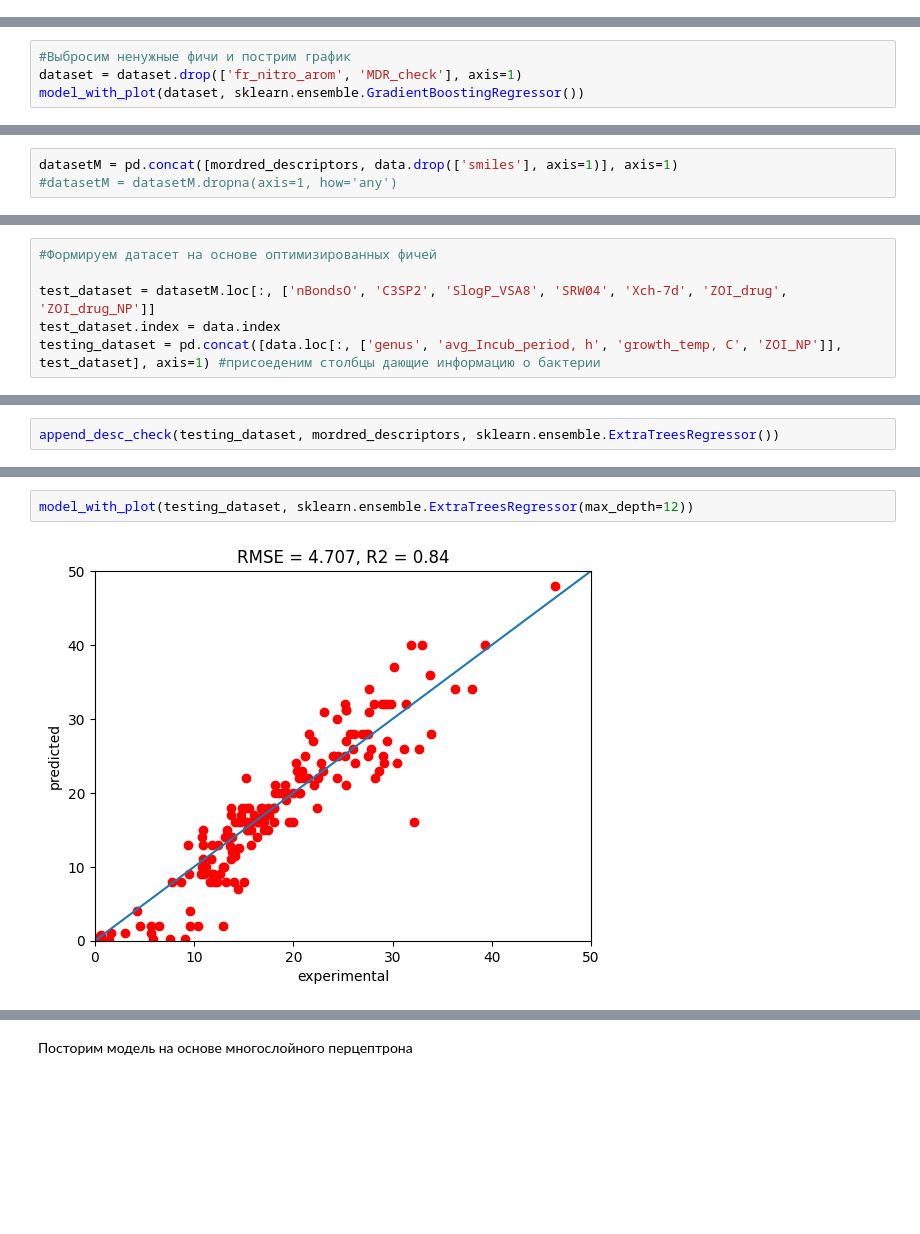
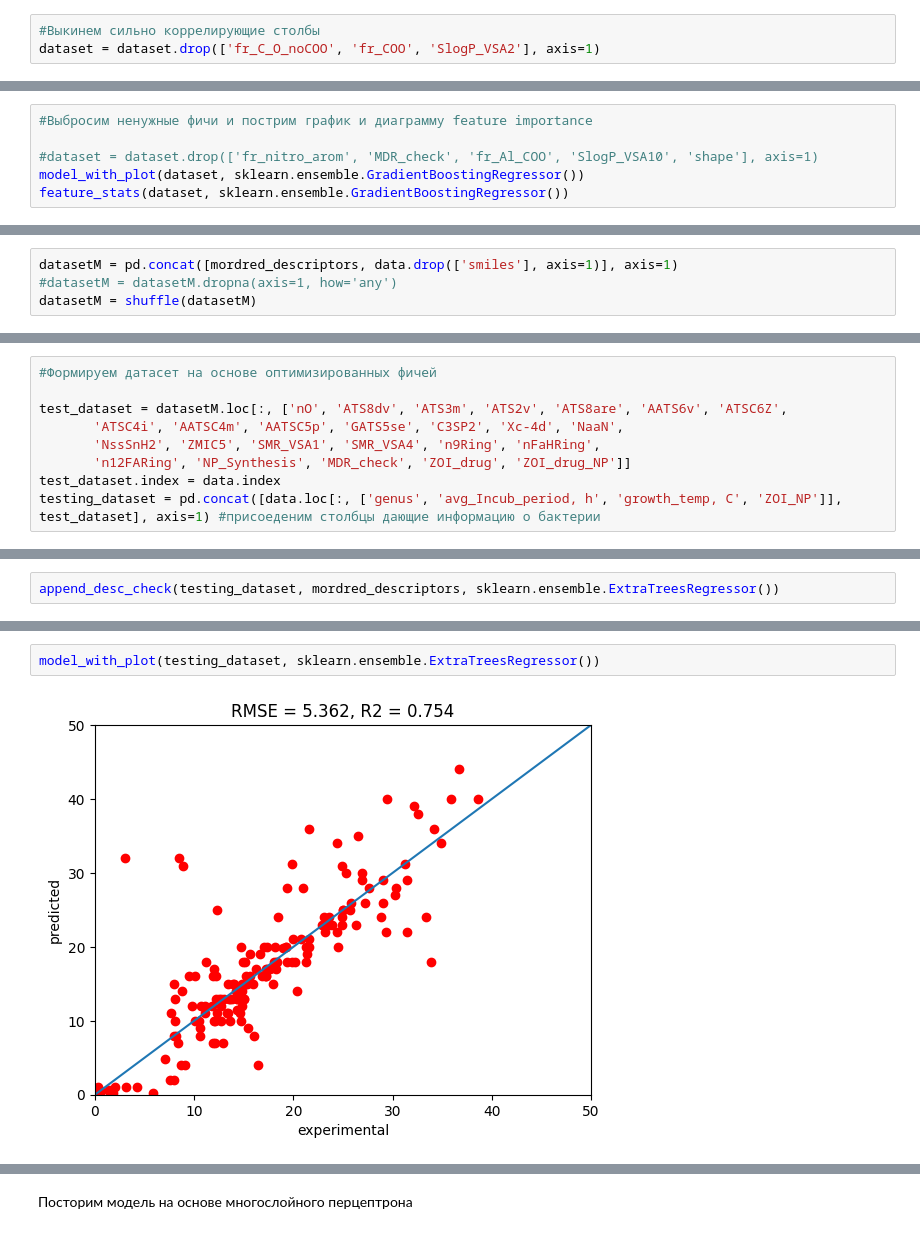
Before and after one commit to MariaAltisheva/hackathon, a Jupyter notebook: DC_team_5.ipynb, the cells around one changed output, grey strips where cells are left out. Drawn from its saved outputs; the diff is of its cells as text; blank space fills up the shorter version.

```diff
--- a/DC_team_5.ipynb
+++ b/DC_team_5.ipynb
@@ -466 +530,4 @@ dataset = pd.concat([descriptors.loc[:, best_descriptors], data.drop(['smiles'],
+# %%
+#Выкинем сильно коррелирующие столбы
+dataset = dataset.drop(['fr_C_O_noCOO', 'fr_COO', 'SlogP_VSA2'], axis=1)
 # %%
@@ -525,5 +573,7 @@ append_desc_check(dataset, descriptors, sklearn.ensemble.GradientBoostingRegress
 # %%
-#Выбросим ненужные фичи и пострим график
-dataset = dataset.drop(['fr_nitro_arom', 'MDR_check'], axis=1)
+#Выбросим ненужные фичи и пострим график и диаграмму feature importance
+
+#dataset = dataset.drop(['fr_nitro_arom', 'MDR_check', 'fr_Al_COO', 'SlogP_VSA10', 'shape'], axis=1)
 model_with_plot(dataset, sklearn.ensemble.GradientBoostingRegressor())
+feature_stats(dataset, sklearn.ensemble.GradientBoostingRegressor())
 # %% [output]
@@ -642,6 +696,7 @@ for i in population:
 # %%
 datasetM = pd.concat([mordred_descriptors, data.drop(['smiles'], axis=1)], axis=1)
 #datasetM = datasetM.dropna(axis=1, how='any')
+datasetM = shuffle(datasetM)
 # %%
 X = datasetM.iloc[:, :-1]
 y = datasetM.iloc[:, -1]
@@ -679,7 +736,10 @@ Features: Index(['nBondsO', 'C3SP2', 'SMR_VSA2', 'SlogP_VSA8', 'SRW04'], dtype='
 # %%
 #Формируем датасет на основе оптимизированных фичей
 
-test_dataset = datasetM.loc[:, ['nBondsO', 'C3SP2', 'SlogP_VSA8', 'SRW04', 'Xch-7d', 'ZOI_drug', 'ZOI_drug_NP']]
+test_dataset = datasetM.loc[:, ['nO', 'ATS8dv', 'ATS3m', 'ATS2v', 'ATS8are', 'AATS6v', 'ATSC6Z',
+       'ATSC4i', 'AATSC4m', 'AATSC5p', 'GATS5se', 'C3SP2', 'Xc-4d', 'NaaN',
+       'NssSnH2', 'ZMIC5', 'SMR_VSA1', 'SMR_VSA4', 'n9Ring', 'nFaHRing',
+       'n12FARing', 'NP_Synthesis', 'MDR_check', 'ZOI_drug', 'ZOI_drug_NP']]
 test_dataset.index = data.index
 testing_dataset = pd.concat([data.loc[:, ['genus', 'avg_Incub_period, h', 'growth_temp, C', 'ZOI_NP']], test_dataset], axis=1) #присоеденим столбцы дающие информацию о бактерии
 # %%
@@ -742,7 +790,7 @@ R2 на трейне 0.9714087499086147
 # %%
-model_with_plot(testing_dataset, sklearn.ensemble.ExtraTreesRegressor(max_depth=12))
+model_with_plot(testing_dataset, sklearn.ensemble.ExtraTreesRegressor())
 # %% [output]
-[figure, old version]
+[figure, new version]
 # %%
 #Выполним кросс-валидацию модели
 
```
Also changed, not shown: parts of 43 cells of this notebook.
